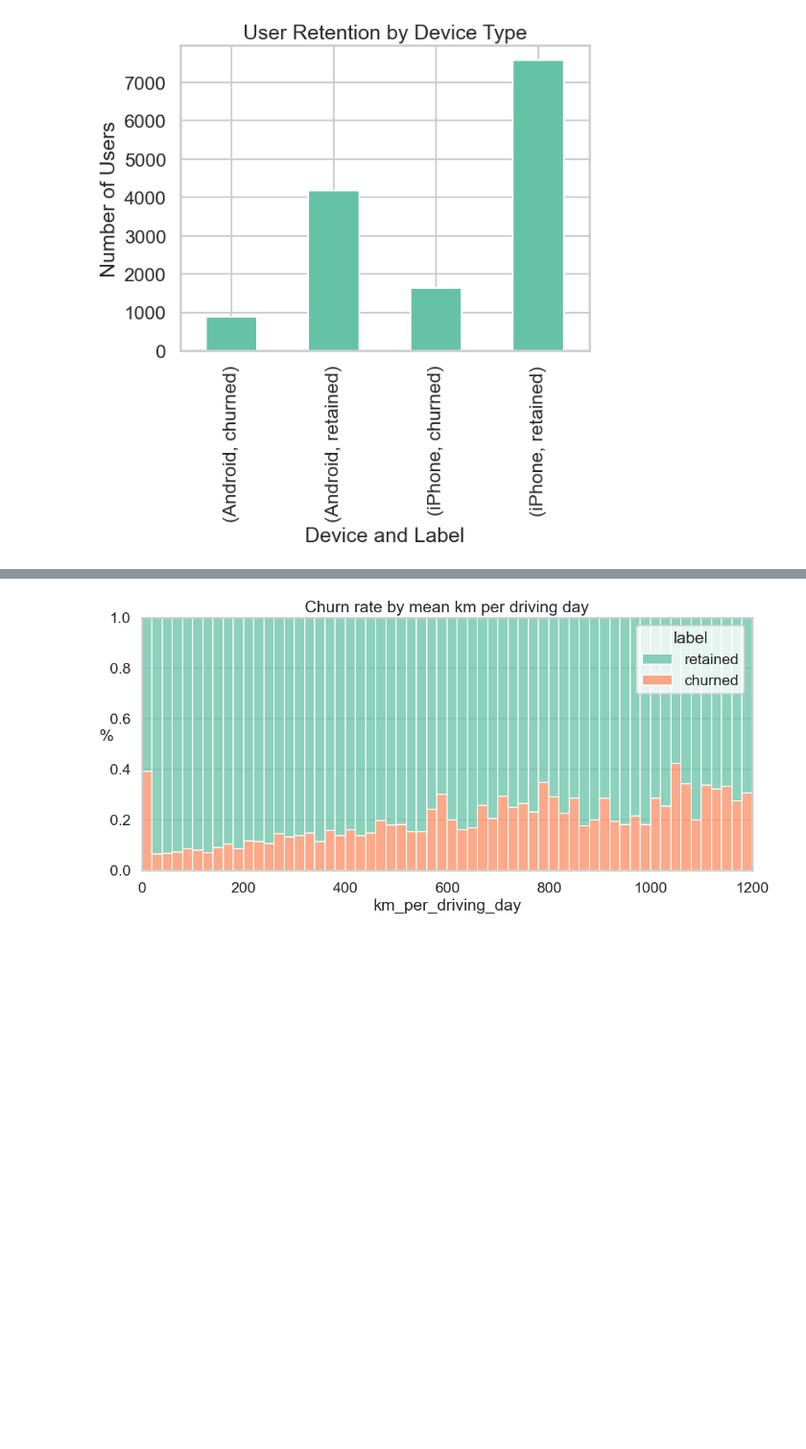
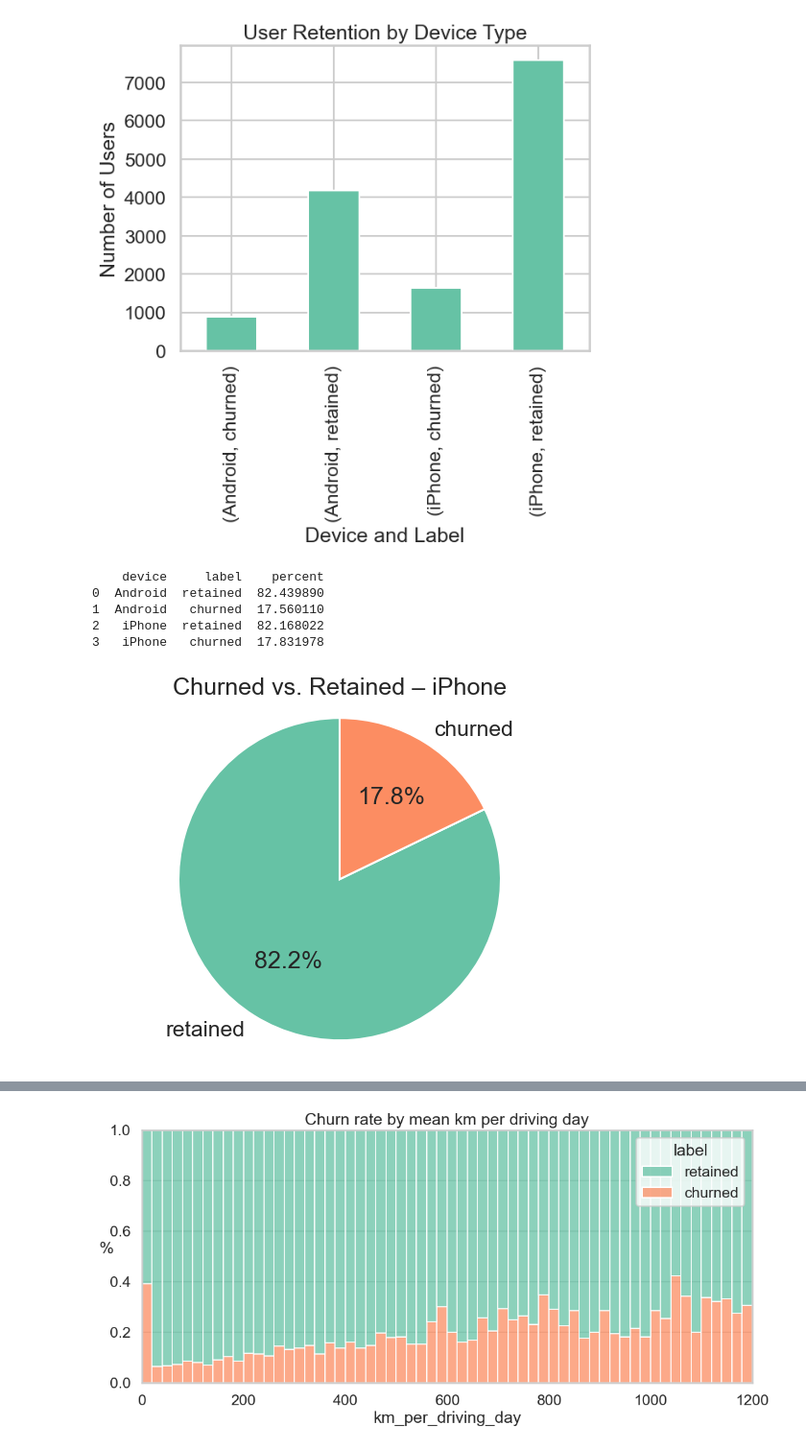
Before and after one commit to hannahb-analytics/waze_course_project, a Jupyter notebook: Google Waze Doc.ipynb, the cells around one changed output, grey strips where cells are left out. Shown at 96% size. Saved outputs shown, nothing was run; the diff lists cells and outputs as text; code cells hidden in the pictures; blank space fills up the shorter version.

```diff
--- a/Google Waze Doc.ipynb
+++ b/Google Waze Doc.ipynb
@@ -414,3 +413,38 @@ plt.title("User Retention by Device Type")
 plt.show()
 # %% [output]
 [figure]
+# %%
+percent_by_device = (
+    df.groupby("device")["label"]
+      .value_counts(normalize=True)
+      .mul(100)
+      .reset_index(name="percent")
+)
+
+print(percent_by_device)
+# %% [output]
+    device     label    percent
+0  Android  retained  82.439890
+1  Android   churned  17.560110
+2   iPhone  retained  82.168022
+3   iPhone   churned  17.831978
+# %%
+iphone_percentages = (
+    df[df["device"] == "iPhone"]["label"]
+      .value_counts(normalize=True)
+      .mul(100)
+)
+# %%
+plt.pie(
+    iphone_percentages.values,
+    labels=iphone_percentages.index,
+    autopct="%1.1f%%",
+    startangle=90
+)
+
+plt.title("Churned vs. Retained – iPhone")
+plt.axis("equal")
+
+plt.show()
+# %% [output]
+[figure, added]
```
Also changed, not shown: parts of 10 cells of this notebook, 1 other file.
